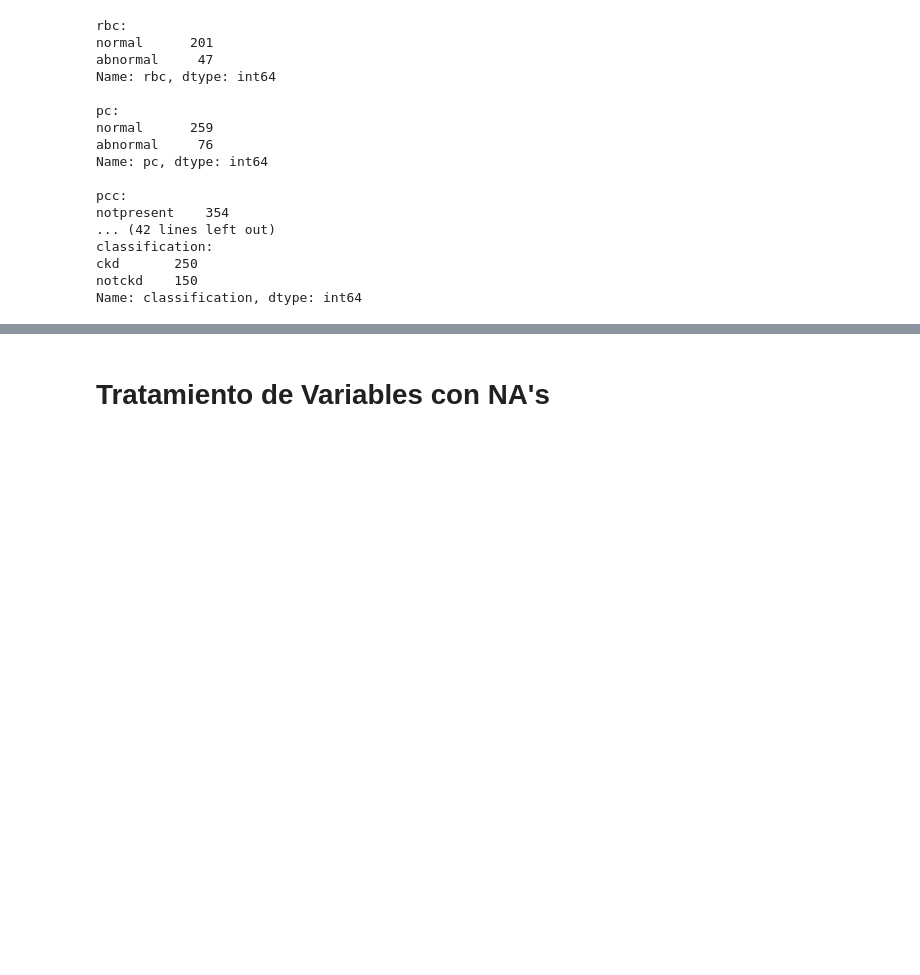
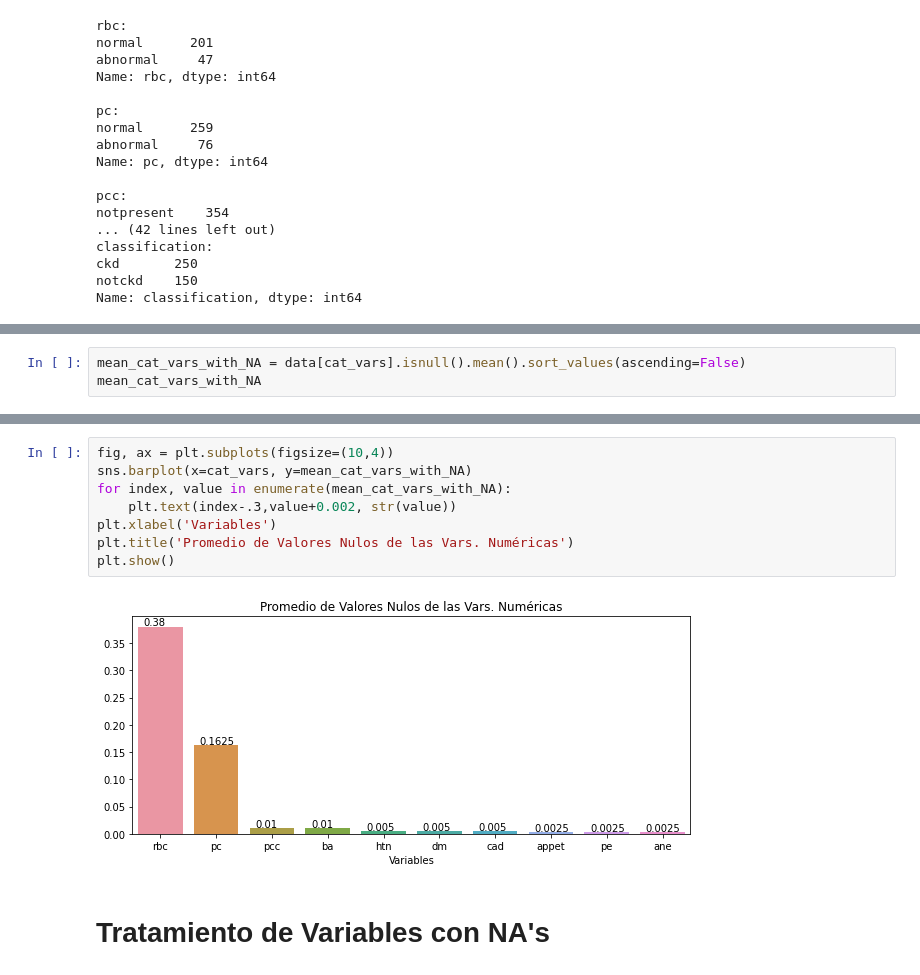
Before and after one commit to andrear17/Proyecto_Final_PD, a Jupyter notebook: Proyecto.ipynb, the cells around one changed output, grey strips where cells are left out. Drawn from its saved outputs; the diff is of its cells as text; blank space fills up the shorter version.

```diff
--- a/Proyecto.ipynb
+++ b/Proyecto.ipynb
@@ -221,0 +232,3 @@ data[cat_vars].head()
+# %%
+mean_cat_vars_with_NA = data[cat_vars].isnull().mean().sort_values(ascending=False)
+mean_cat_vars_with_NA
@@ -222,3 +247,13 @@ data[cat_vars].head()
+# %%
+fig, ax = plt.subplots(figsize=(10,4))
+sns.barplot(x=cat_vars, y=mean_cat_vars_with_NA)
+for index, value in enumerate(mean_cat_vars_with_NA):
+    plt.text(index-.3,value+0.002, str(value))
+plt.xlabel('Variables')
+plt.title('Promedio de Valores Nulos de las Vars. Numéricas')
+plt.show()
+# %% [output]
+[figure, added]
 # %% [markdown]
 # Tratamiento de Variables con NA's
 # %% [markdown]
```
Also changed, not shown: parts of 8 cells of this notebook.
